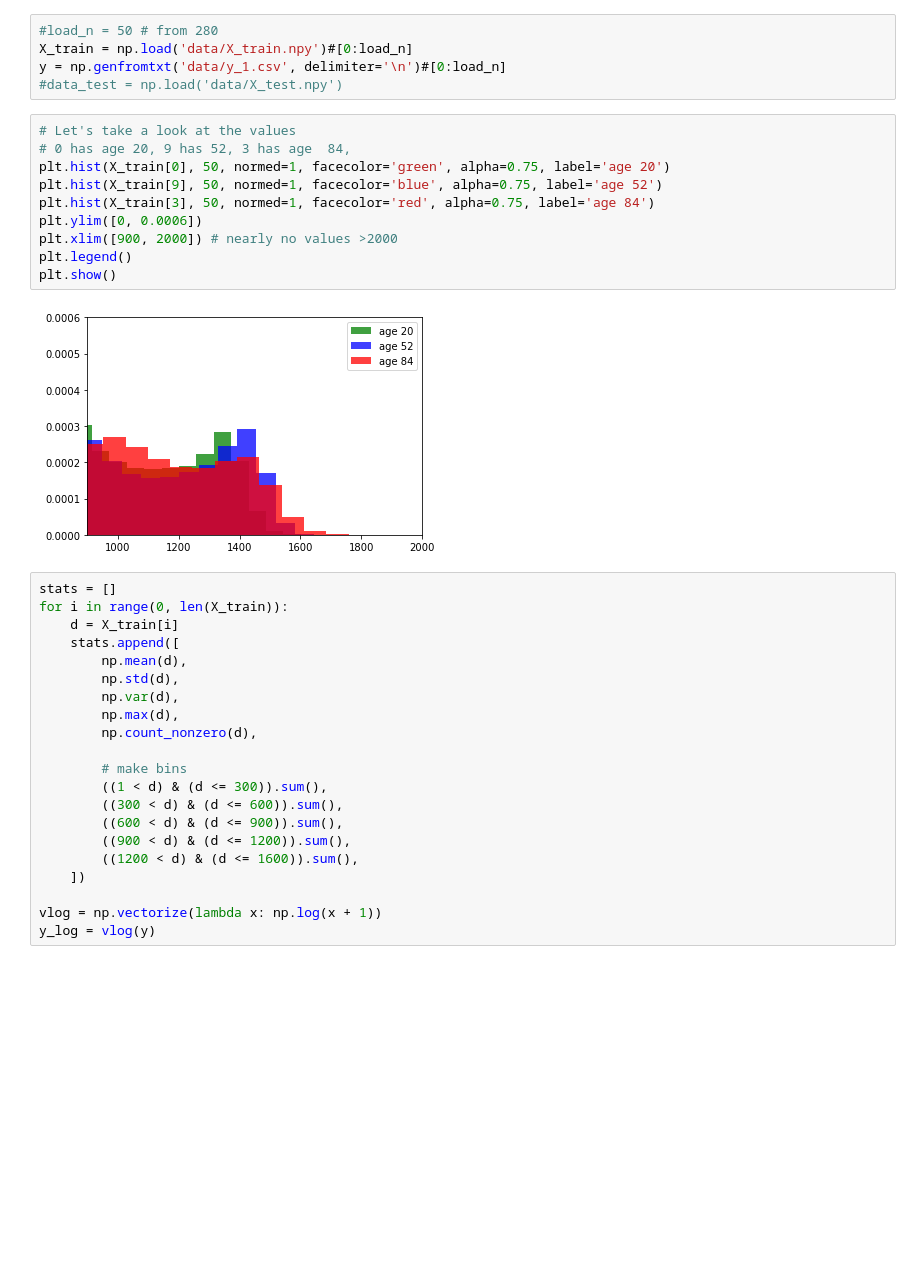
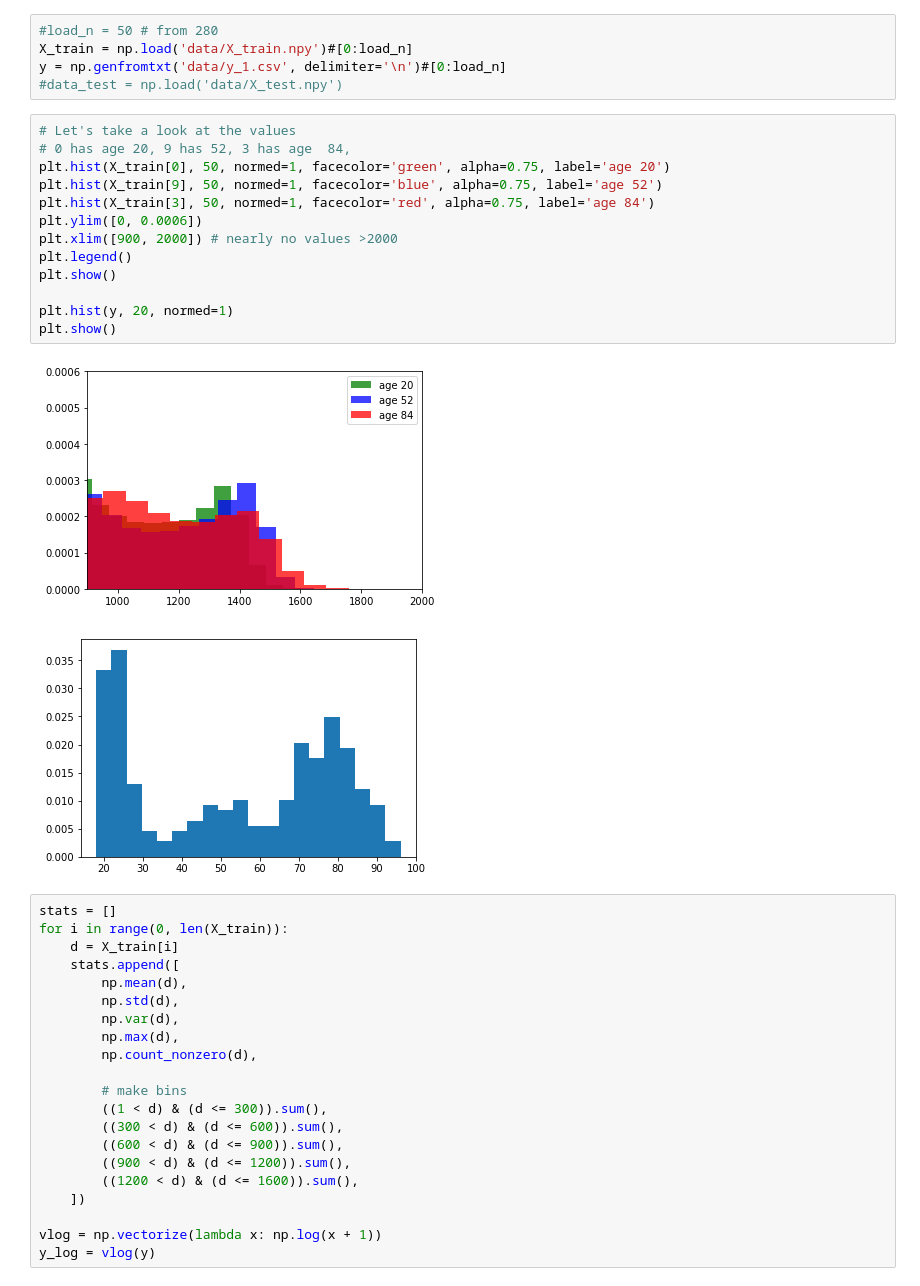
Before and after one commit to fdelia/ETH-machine-learning-course, a Jupyter notebook: Exploratory data analysis.ipynb, the cells around one changed output. Cells and saved outputs as stored; diff of their text form; blank space fills up the shorter version.

```diff
--- a/Exploratory data analysis.ipynb
+++ b/Exploratory data analysis.ipynb
@@ -10,15 +10,19 @@ y = np.genfromtxt('data/y_1.csv', delimiter='\n')#[0:load_n]
 # %%
 # Let's take a look at the values
 # 0 has age 20, 9 has 52, 3 has age  84,
 plt.hist(X_train[0], 50, normed=1, facecolor='green', alpha=0.75, label='age 20')
 plt.hist(X_train[9], 50, normed=1, facecolor='blue', alpha=0.75, label='age 52')
 plt.hist(X_train[3], 50, normed=1, facecolor='red', alpha=0.75, label='age 84')
 plt.ylim([0, 0.0006])
 plt.xlim([900, 2000]) # nearly no values >2000
 plt.legend()
 plt.show()
+
+plt.hist(y, 20, normed=1)
+plt.show()
 # %% [output]
 [figure]
+[figure, added]
 # %%
 stats = []
 for i in range(0, len(X_train)):
```
Also changed, not shown: parts of 3 cells of this notebook, 1 other file.
